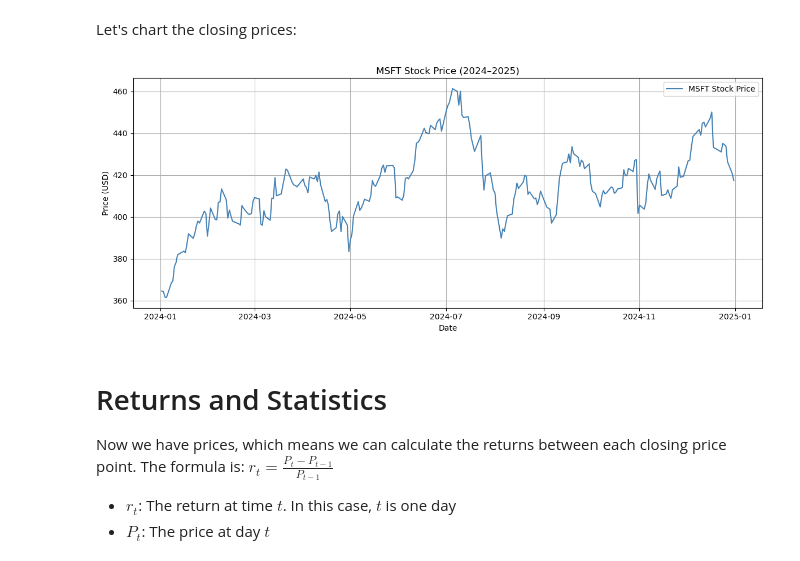
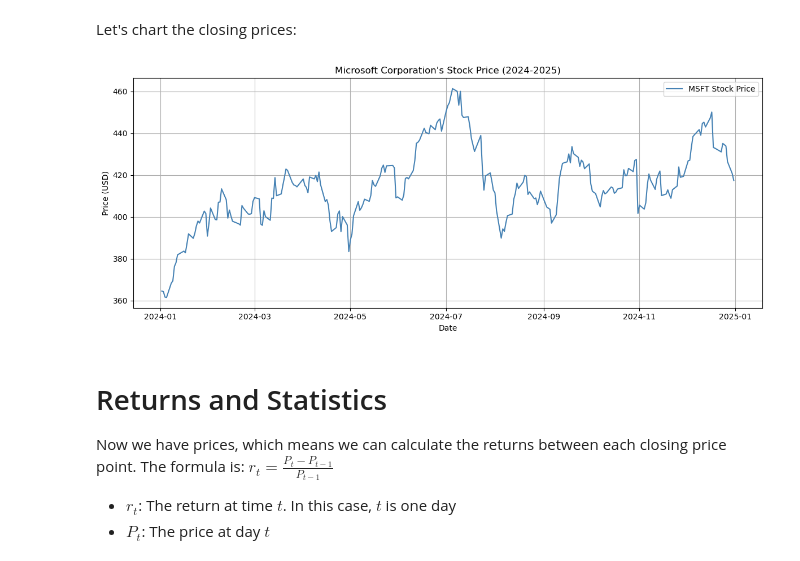
Before and after one commit to david-learns-finance/python-for-finance, a Jupyter notebook: Notebooks/hello-world.ipynb, the cells around one changed output. Saved outputs shown, nothing was run; the diff lists cells and outputs as text; code cells hidden in the pictures.

```diff
--- a/Notebooks/hello-world.ipynb
+++ b/Notebooks/hello-world.ipynb
@@ -26,8 +26,24 @@ ticker = input("Enter the ticker: ")
 if not ticker:
     ticker = "AAPL"
 
+# Allow for the user to select the observation window
+start_date = input("Enter the start date (YYYY-MM-DD): ")
+if not start_date:
+    start_date = "2024-01-01"
+
+end_date = input("Enter the end date (YYYY-MM-DD): ")
+if not end_date:
+    end_date = "2025-01-01"
+
+# Use the .Ticker() method to retrieve information about the company. In this case, the company's name
+ticker_info = yf.Ticker(ticker).info
+company_name = ticker_info['longName']
+
 # We will download one year's worth of data and reference it with the data variable
-data = yf.download(ticker, start="2024-01-01",end="2025-01-01")
-print(data.columns)
+data = yf.download(ticker, start=start_date,end=end_date)
+trading_days = len(data)
+if trading_days < 252:
+    print(f"Warning: Only {trading_days} trading days. Annualized figures may be extrapolated")
+print(f"Trading days: {trading_days}")
 # %% [output]
 Enter the ticker:  MSFT
@@ -64,15 +78,15 @@ Let's chart the closing prices:
 # %%
 plt.figure(figsize=(12, 5))
 plt.plot(data["Close"], label=f"{ticker} Stock Price", color="steelblue")
-plt.title(f"{ticker} Stock Price (2024–2025)")
+plt.title(f"{company_name}'s Stock Price ({start_date[0:4]}-{end_date[0:4]})")
 plt.xlabel("Date")
 plt.ylabel("Price (USD)")
 plt.legend()
 plt.grid(True)
 plt.tight_layout()
 plt.show()
 # %% [output]
-[figure, old version]
+[figure, new version]
 # %% [markdown]
 # Returns and Statistics
 
```
Also changed, not shown: parts of 13 cells of this notebook.
